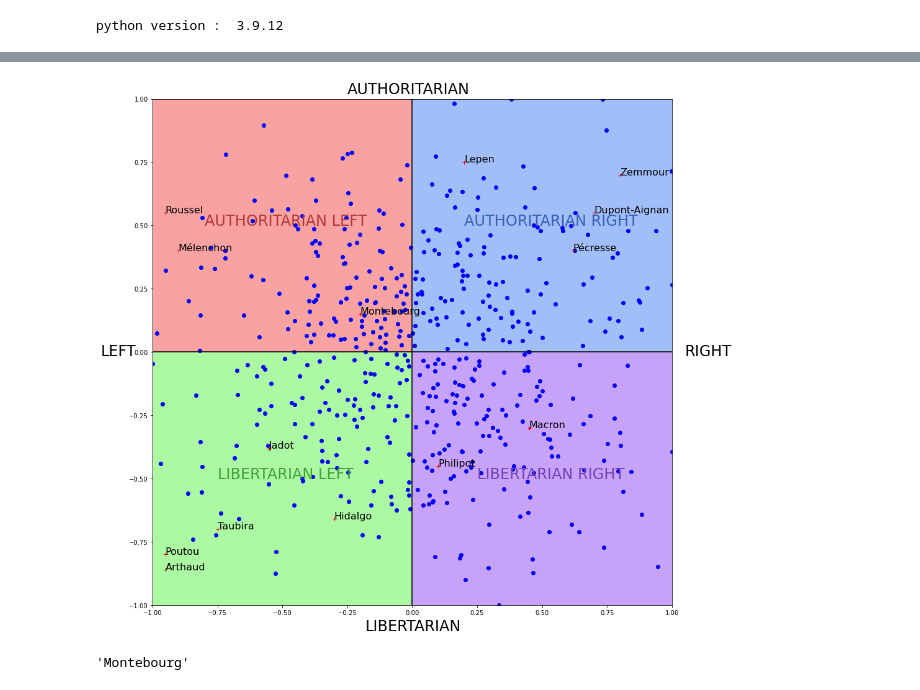
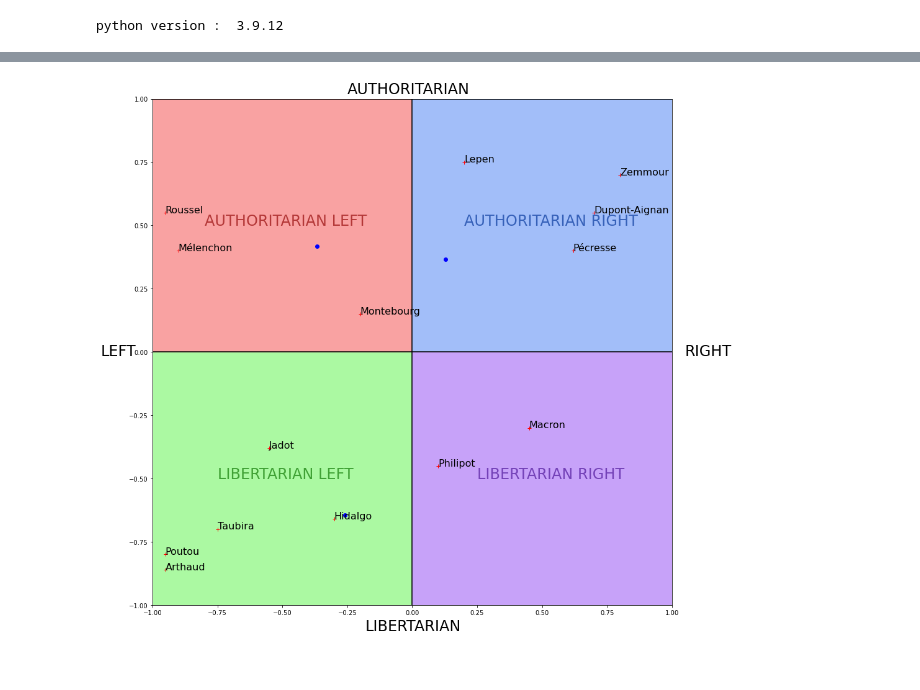
Before and after one commit to Naghan1132/Comparison-of-winners-of-elections-with-different-voting-methods, a Jupyter notebook: recherche.ipynb, the cells around one changed output, grey strips where cells are left out. Saved outputs shown, nothing was run; the diff lists cells and outputs as text; code cells hidden in the pictures.

```diff
--- a/recherche.ipynb
+++ b/recherche.ipynb
@@ -91,27 +45,0 @@ plt.show()
-# %%
-#Ici, on utilise 2*np.random.beta(alpha, beta, 100) -1 pour mapper les valeurs générées entre [0,1] à [-1,1]
-
-#Si vous souhaitez plutôt avoir un tableau de coordonnées vous pourriez utiliser numpy.column_stack pour
-#regrouper x, y en un tableau avec la shape (100,2) ou utiliser numpy.vstack pour stacker x et y horizontalement.
-
-import matplotlib.pyplot as plt
-
-alpha, beta = 5, 5 # jouer avec les paramètres
-
-x = 2*np.random.beta(alpha, beta, 1000) - 1
-y = 2*np.random.beta(alpha, beta, 1000) - 1
-
-points = np.column_stack((x,y))
-points += [0,0]
-
-#Si vous voulez s'assurer que tous les points se trouvent bien
-#dans l'intervalle [-1,1] vous pouvez utiliser la méthode numpy.clip
-#pour limiter les coordonnées dans cet intervalle :
-points = np.clip(points, -1, 1)
-
-
-plt.scatter(points[:, 0], points[:, 1])
-plt.xlabel('x')
-plt.ylabel('y')
-plt.title('Coordonnées aléatoires autour de (0,0) suivant une loi beta')
-plt.show()
@@ -183,27 +117,22 @@ import random
 # SOURCES : https://www.reddit.com/r/PoliticalCompass/comments/rsdf7t/political_compass_of_the_candidates_of_the_2022/
 
 
-nombre_votants = 500 # nb de votes
+nombre_votants = 3 # nb de votes
 
 listeCoord = []
 
 # candidats présidentielle 2022, avec leurs position dans le graphique comme dans la source:
 # PLOT YOUR CANDIDATES
-dic = {"Zemmour":[0.8, 0.7],"Dupont-Aignan":[0.7, 0.55],"Pécresse":[0.62, 0.40],"Lepen":[0.2, 0.75],
-       "Macron":[0.45, -0.3],"Philipot":[0.1, -0.45],"Montebourg": [-0.20,0.15],"Mélenchon":[-0.90,0.40],
-       "Roussel":[-0.95,0.55],"Jadot":[-0.55,-0.38],"Hidalgo":[-0.3,-0.66],"Taubira":[-0.75,-0.7],
+dic = {"Macron":[0.45, -0.3],"Montebourg": [-0.20,0.15],"Mélenchon":[-0.90,0.40],"Zemmour":[0.8, 0.7],
+       "Dupont-Aignan":[0.7, 0.55],"Pécresse":[0.62, 0.40],"Lepen":[0.2, 0.75],
+       "Philipot":[0.1, -0.45],"Roussel":[-0.95,0.55],"Jadot":[-0.55,-0.38],
+       "Hidalgo":[-0.3,-0.66],"Taubira":[-0.75,-0.7],
        "Poutou":[-0.95,-0.8],"Arthaud":[-0.95,-0.86]}
 
 # fonction
 def drawCompass(dic,listeCoord,nombre_votants):
     fig = plt.figure(figsize=(15, 15))
     ax = fig.add_subplot(111)
-
-    # Data for plotting
-    for i in range (0,nombre_votants):
-        #listeCoord.append([round(np.random.uniform(-1, 1.0),6),round(np.random.uniform(-1, 1.0),6)]) # entre -1 et 1, 4 chiffres après la virgule
-        #listeCoord.append([round(np.random.normal(-1, 1.0),6),round(np.random.normal(-1, 1.0),6)]) # entre -1 et 1, 4 chiffres après la virgule
-        pass
 
     if listeCoord == []:
         listeCoord = generate_n_beta_coord(nombre_votants)
@@ -227,34 +156,34 @@ def drawCompass(dic,listeCoord,nombre_votants):
     for name,coord in dic.items():
         plt.plot(coord[0],coord[1], 'r+')
         plt.text(coord[0],coord[1], name, fontsize=16,color='black')
 
     # AXES
     plt.axhline(y = 0, color = 'black', linestyle = '-')
     plt.vlines(x = 0, ymin=-1, ymax=1,color = 'black', linestyle = '-')
 
     # COLORS RECTANGLE
     rect1 = Rectangle((0,0),-1,-1,color ='#abf9a2')
     rect2 = Rectangle((0,0),-1,1,color ='#f9a2a2')
     rect3 = Rectangle((0,0),1,1,color ='#a2bef9')
     rect4 = Rectangle((0,0),1,-1,color ='#c7a2f9')
     ax.add_patch(rect1)
     ax.add_patch(rect2)
     ax.add_patch(rect3)
     ax.add_patch(rect4)
 
     plt.xlim([-1,1])
     plt.ylim([-1,1])
 
     #faire les fleches
     #arrowed_spines(fig, ax)
 
     plt.show()
     return listeCoord
 
 
 listeCoord = drawCompass(dic,listeCoord,nombre_votants)
 # %% [output]
-[figure, old version]
+[figure, new version]
 # %%
 # LES DIFFÉRENTES MÉTHODES DE VOTES IMPLÉMENTÉES :
 
@@ -791,8 +720,10 @@ def vote_a_la_moyenne(dic):
         allRes[c] = total/len(listeCoord)
 
     sortedRes = dict(sorted(allRes.items(), key=lambda item: item[1],reverse=True))
+
+    if list(sortedRes.keys())[0] == None:
+        return None
+
     gagnant = list(sortedRes.keys())[0]
 
     return gagnant
-# %% [output]
-'Montebourg'
```
Also changed, not shown: parts of 8 cells of this notebook, 1 other file.
